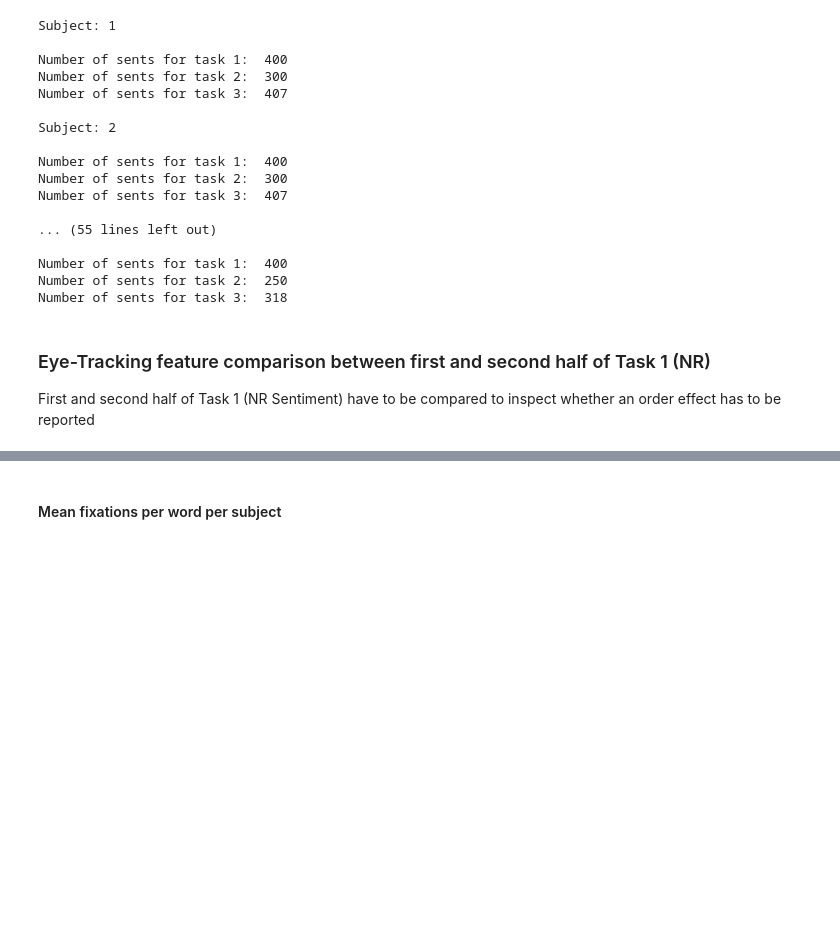
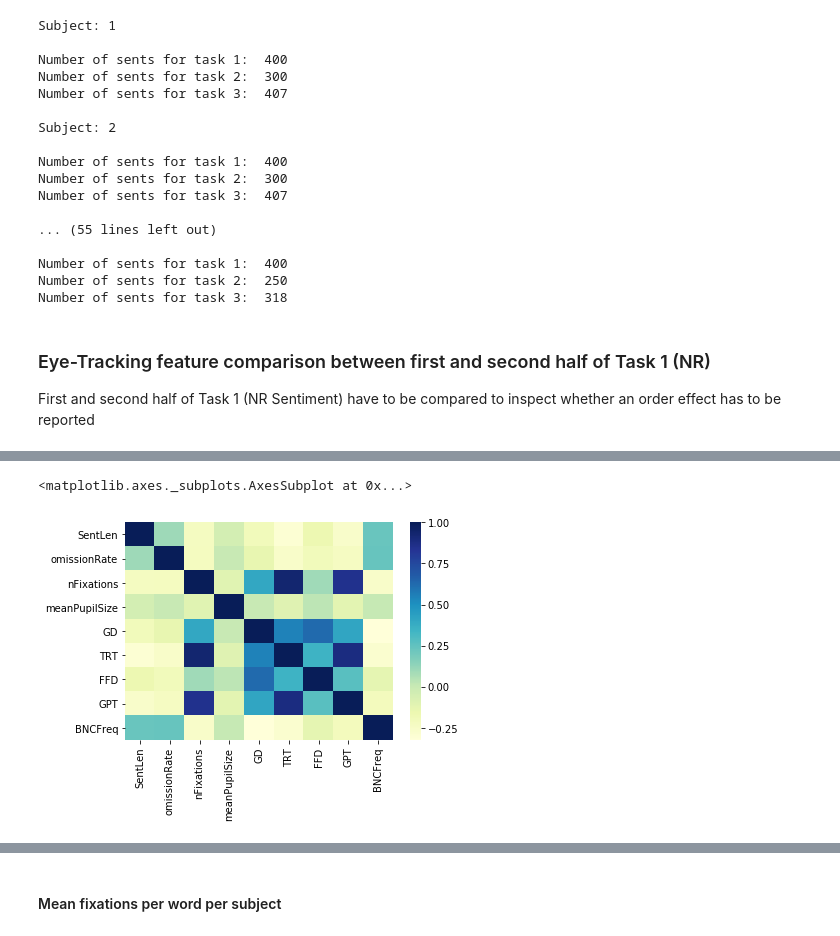
Before and after one commit to PosoSAgapo/NER-with-EEG-and-ET, a Jupyter notebook: data_exploration.ipynb, the cells around one changed output, grey strips where cells are left out. Drawn from its saved outputs; the diff is of its cells as text; code cells hidden in the pictures; blank space fills up the shorter version.

```diff
--- a/data_exploration.ipynb
+++ b/data_exploration.ipynb
@@ -99,0 +102,5 @@ corr_mat(compute_allvals(first_half))
+# %%
+corr_mat(compute_allvals(first_half), heatmap=True)
+# %% [output]
+<matplotlib.axes._subplots.AxesSubplot at 0x...>
+[figure, added]
```
Also changed, not shown: parts of 21 cells of this notebook, 1 other file.
